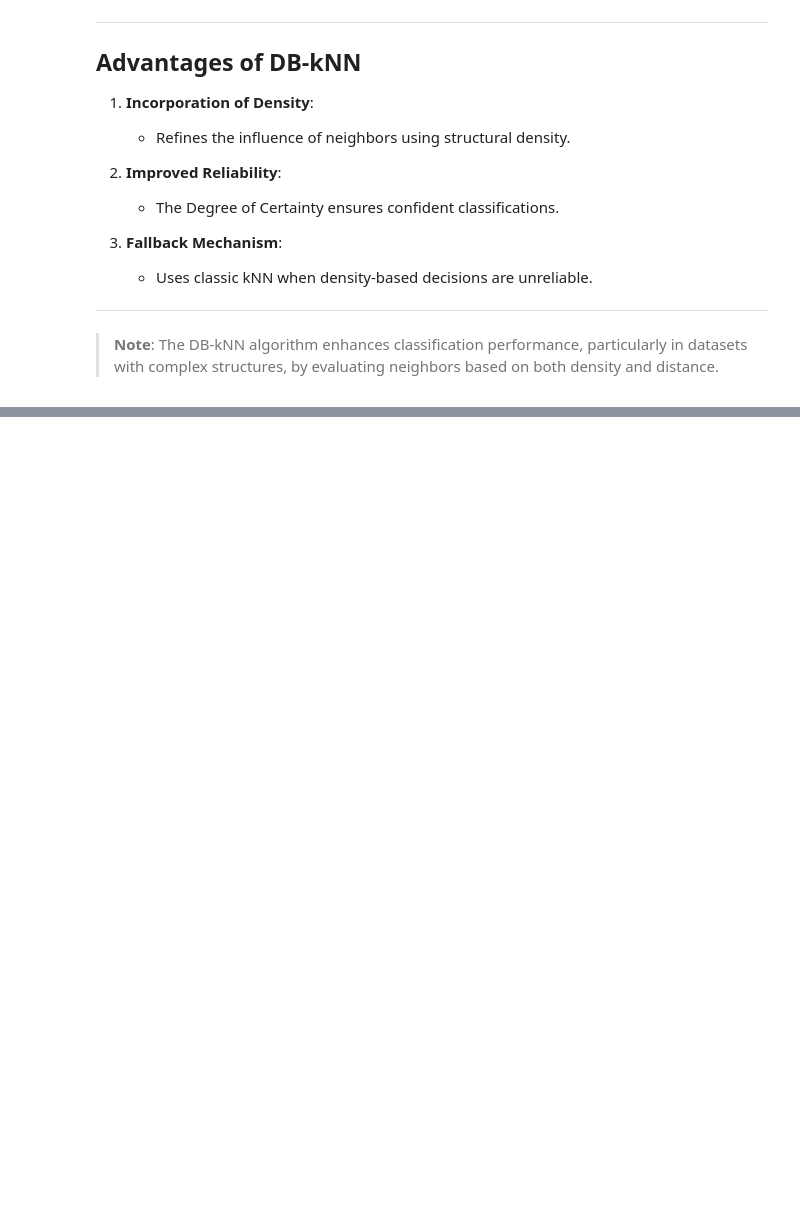
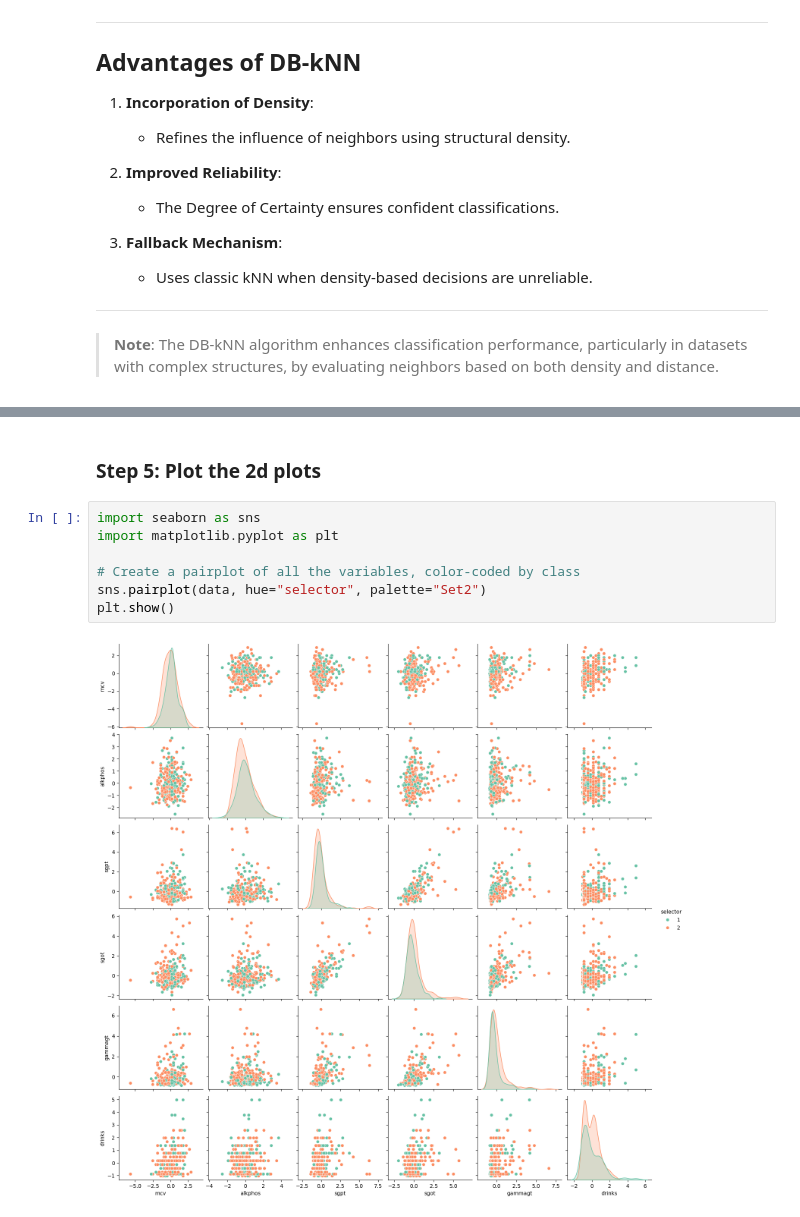
Before and after one commit to theodorostaloumtzis/DB_KNN_project, a Jupyter notebook: notebook_with_kfold.ipynb, the cells around one changed output, grey strips where cells are left out. Drawn from its saved outputs; the diff is of its cells as text; blank space fills up the shorter version.

```diff
--- a/notebook_with_kfold.ipynb
+++ b/notebook_with_kfold.ipynb
@@ -986,0 +861,11 @@ Accuracy: 0.65
+# %% [markdown]
+### Step 5: Plot the 2d plots
+# %%
+import seaborn as sns
+import matplotlib.pyplot as plt
+
+# Create a pairplot of all the variables, color-coded by class
+sns.pairplot(data, hue="selector", palette="Set2")
+plt.show()
+# %% [output]
+[figure, added]
```
Also changed, not shown: parts of 50 cells of this notebook, 13 other files.
